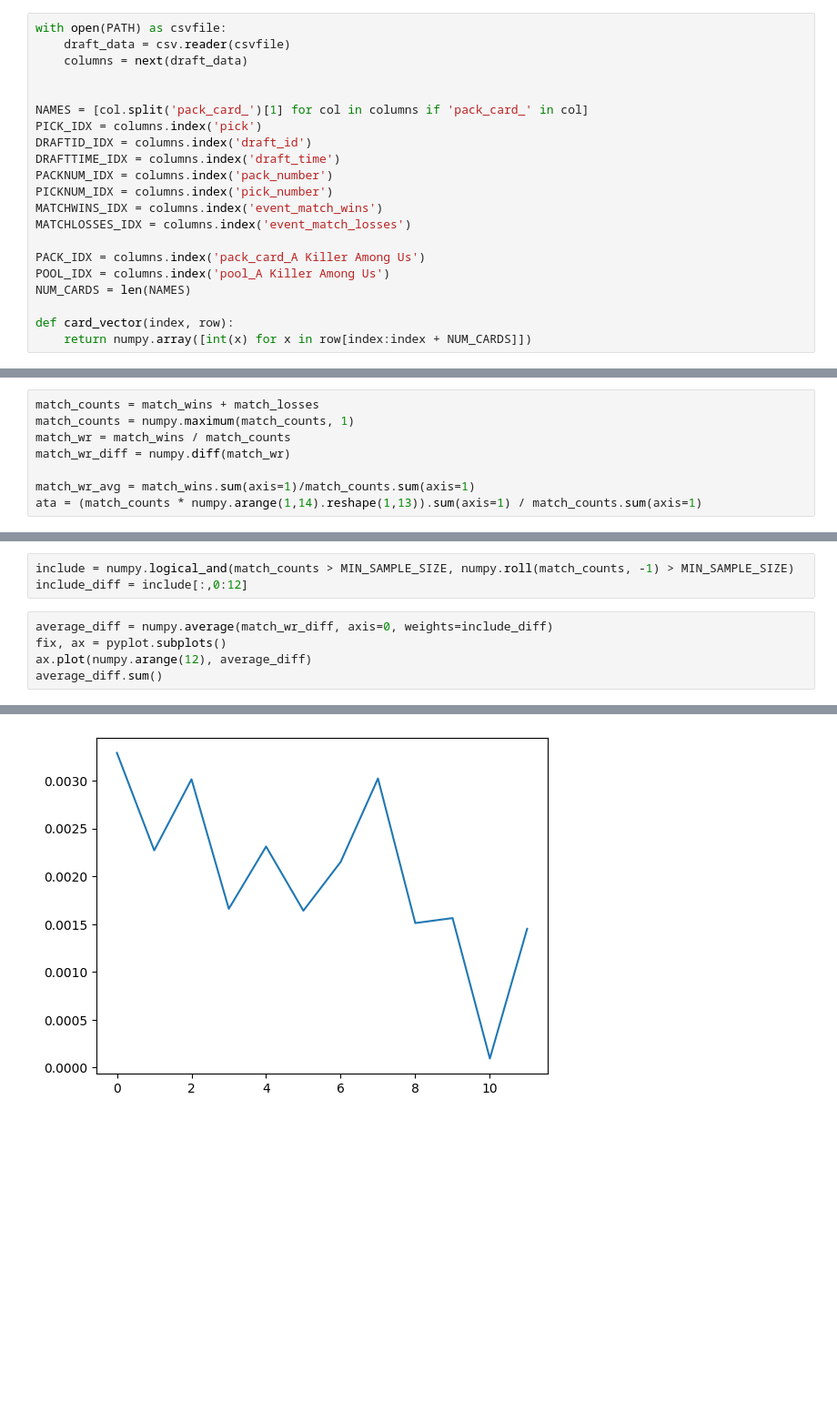
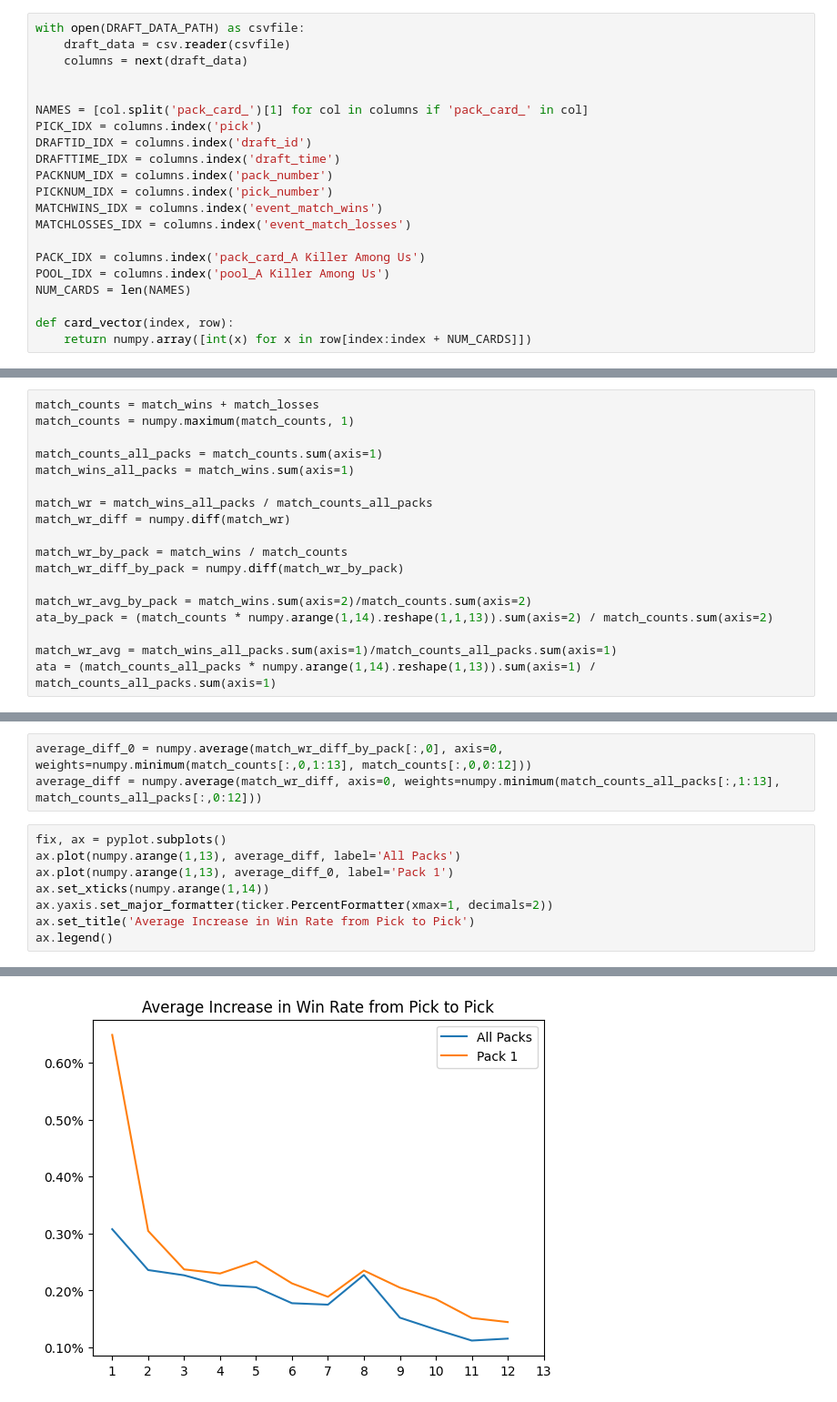
Before and after one commit to oelarnes/iwd, a Jupyter notebook: Pick Value.ipynb, the cells around one changed output, grey strips where cells are left out. Shown at 91% size. Saved outputs shown, nothing was run; the diff lists cells and outputs as text; blank space fills up the shorter version.

Commit message:
pick value update

```diff
--- a/Pick Value.ipynb
+++ b/Pick Value.ipynb
@@ -16,5 +14,5 @@ MIN_SAMPLE_SIZE = 2500
 # %%
-with open(PATH) as csvfile:
+with open(DRAFT_DATA_PATH) as csvfile:
     draft_data = csv.reader(csvfile)
     columns = next(draft_data)
 
@@ -55,9 +46,19 @@ with open(PATH) as csvfile:
 # %%
 match_counts = match_wins + match_losses
 match_counts = numpy.maximum(match_counts, 1)
-match_wr = match_wins / match_counts
+
+match_counts_all_packs = match_counts.sum(axis=1)
+match_wins_all_packs = match_wins.sum(axis=1)
+
+match_wr = match_wins_all_packs / match_counts_all_packs
 match_wr_diff = numpy.diff(match_wr)
 
-match_wr_avg = match_wins.sum(axis=1)/match_counts.sum(axis=1)
-ata = (match_counts * numpy.arange(1,14).reshape(1,13)).sum(axis=1) / match_counts.sum(axis=1)
+match_wr_by_pack = match_wins / match_counts
+match_wr_diff_by_pack = numpy.diff(match_wr_by_pack)
+
+match_wr_avg_by_pack = match_wins.sum(axis=2)/match_counts.sum(axis=2)
+ata_by_pack = (match_counts * numpy.arange(1,14).reshape(1,1,13)).sum(axis=2) / match_counts.sum(axis=2)
+
+match_wr_avg = match_wins_all_packs.sum(axis=1)/match_counts_all_packs.sum(axis=1)
+ata = (match_counts_all_packs * numpy.arange(1,14).reshape(1,13)).sum(axis=1) / match_counts_all_packs.sum(axis=1)
 # %%
@@ -93,9 +106,12 @@ None
 # %%
-include = numpy.logical_and(match_counts > MIN_SAMPLE_SIZE, numpy.roll(match_counts, -1) > MIN_SAMPLE_SIZE)
-include_diff = include[:,0:12]
+average_diff_0 = numpy.average(match_wr_diff_by_pack[:,0], axis=0, weights=numpy.minimum(match_counts[:,0,1:13], match_counts[:,0,0:12]))
+average_diff = numpy.average(match_wr_diff, axis=0, weights=numpy.minimum(match_counts_all_packs[:,1:13], match_counts_all_packs[:,0:12]))
 # %%
-average_diff = numpy.average(match_wr_diff, axis=0, weights=include_diff)
 fix, ax = pyplot.subplots()
-ax.plot(numpy.arange(12), average_diff)
-average_diff.sum()
+ax.plot(numpy.arange(1,13), average_diff, label='All Packs')
+ax.plot(numpy.arange(1,13), average_diff_0, label='Pack 1')
+ax.set_xticks(numpy.arange(1,14))
+ax.yaxis.set_major_formatter(ticker.PercentFormatter(xmax=1, decimals=2))
+ax.set_title('Average Increase in Win Rate from Pick to Pick')
+ax.legend()
 # %% [output]
@@ -103 +119 @@ average_diff.sum()
-[figure, old version]
+[figure, new version]
```
Also changed, not shown: parts of 7 cells of this notebook.
